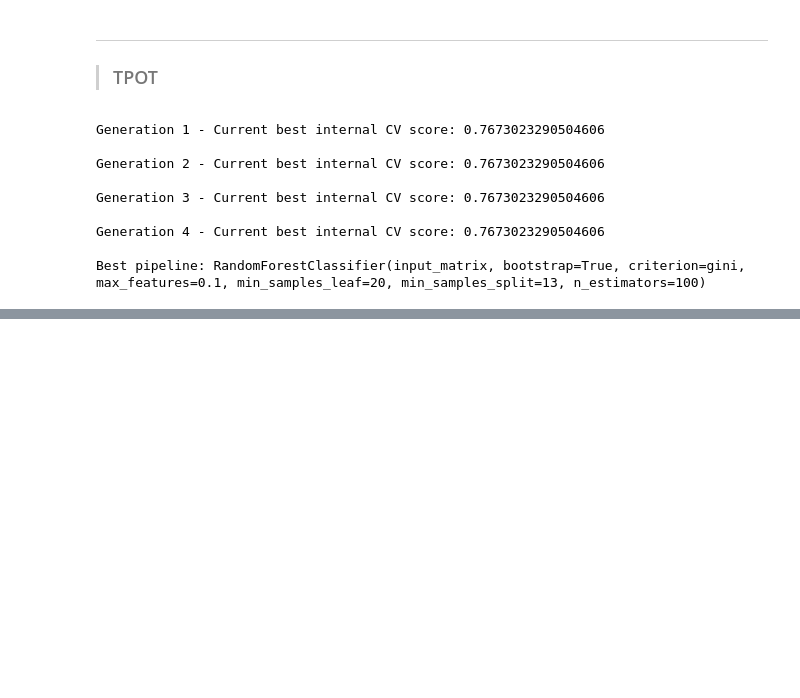
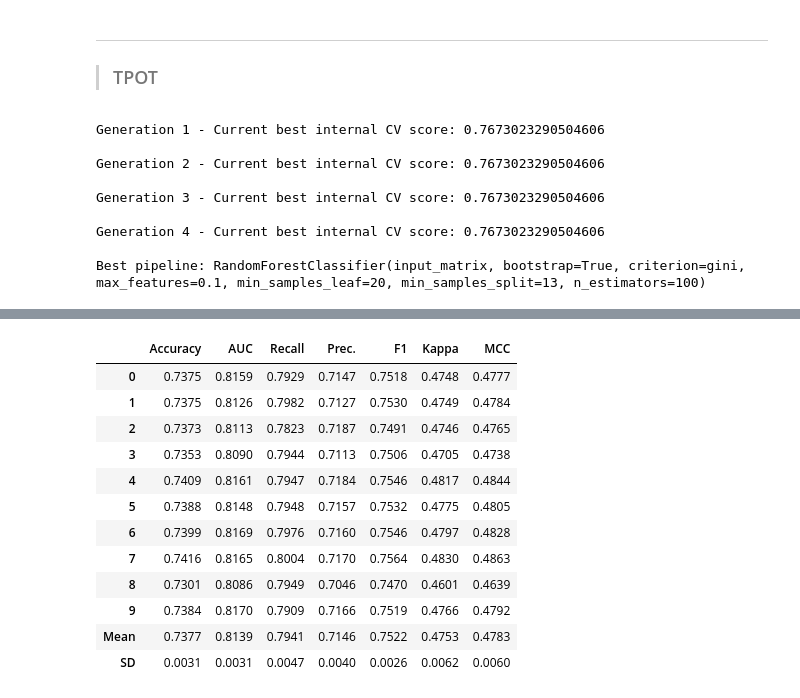
Before and after one commit to FernandoSirias/Capstone_Project_Coding_Dojo, a Jupyter notebook: Capstone_Project.ipynb, the cells around one changed output, grey strips where cells are left out. Drawn from its saved outputs; the diff is of its cells as text; code cells hidden in the pictures; blank space fills up the shorter version.

```diff
--- a/Capstone_Project.ipynb
+++ b/Capstone_Project.ipynb
@@ -356,0 +501,16 @@ print("Accuracy:", accuracy_score(y_test, results))
+# %%
+tuned_dt = tune_model(etc)
+# %% [output]
+|  | Accuracy | AUC | Recall | Prec. | F1 | Kappa | MCC |
+| 0 | 0.7375 | 0.8159 | 0.7929 | 0.7147 | 0.7518 | 0.4748 | 0.4777 |
+| 1 | 0.7375 | 0.8126 | 0.7982 | 0.7127 | 0.7530 | 0.4749 | 0.4784 |
+| 2 | 0.7373 | 0.8113 | 0.7823 | 0.7187 | 0.7491 | 0.4746 | 0.4765 |
+| 3 | 0.7353 | 0.8090 | 0.7944 | 0.7113 | 0.7506 | 0.4705 | 0.4738 |
+| 4 | 0.7409 | 0.8161 | 0.7947 | 0.7184 | 0.7546 | 0.4817 | 0.4844 |
+| 5 | 0.7388 | 0.8148 | 0.7948 | 0.7157 | 0.7532 | 0.4775 | 0.4805 |
+| 6 | 0.7399 | 0.8169 | 0.7976 | 0.7160 | 0.7546 | 0.4797 | 0.4828 |
+| 7 | 0.7416 | 0.8165 | 0.8004 | 0.7170 | 0.7564 | 0.4830 | 0.4863 |
+| 8 | 0.7301 | 0.8086 | 0.7949 | 0.7046 | 0.7470 | 0.4601 | 0.4639 |
+| 9 | 0.7384 | 0.8170 | 0.7909 | 0.7166 | 0.7519 | 0.4766 | 0.4792 |
+| Mean | 0.7377 | 0.8139 | 0.7941 | 0.7146 | 0.7522 | 0.4753 | 0.4783 |
+| SD | 0.0031 | 0.0031 | 0.0047 | 0.0040 | 0.0026 | 0.0062 | 0.0060 |
```
Also changed, not shown: parts of 45 cells of this notebook, 2 other files.
